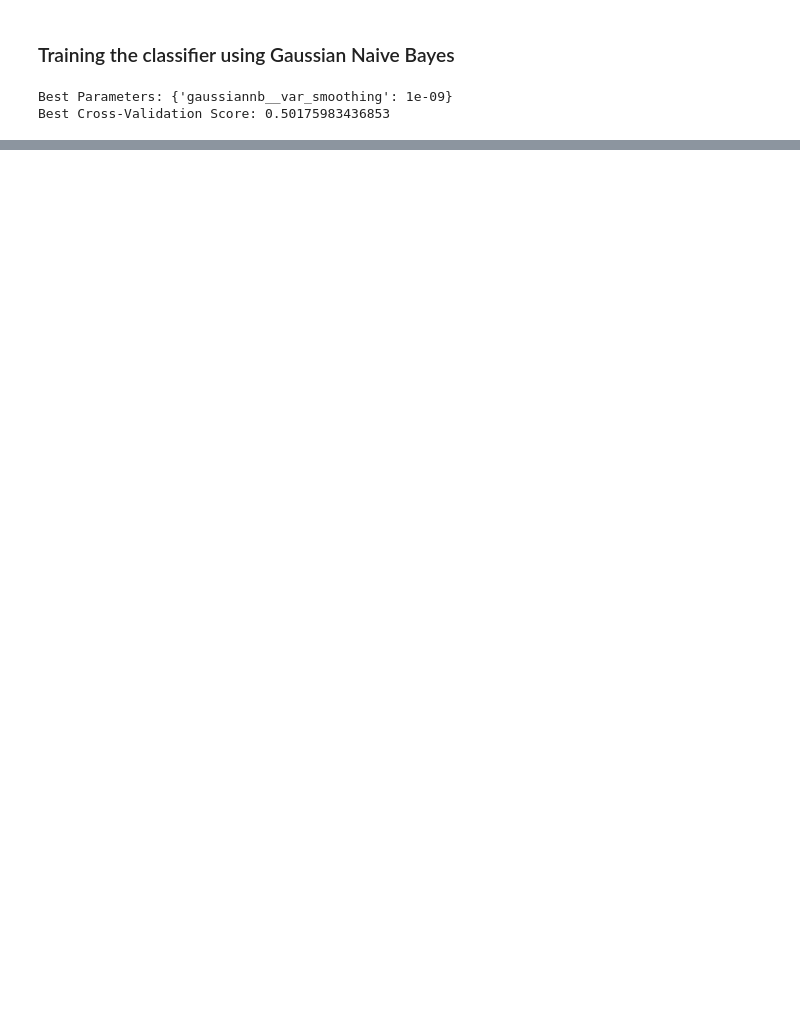
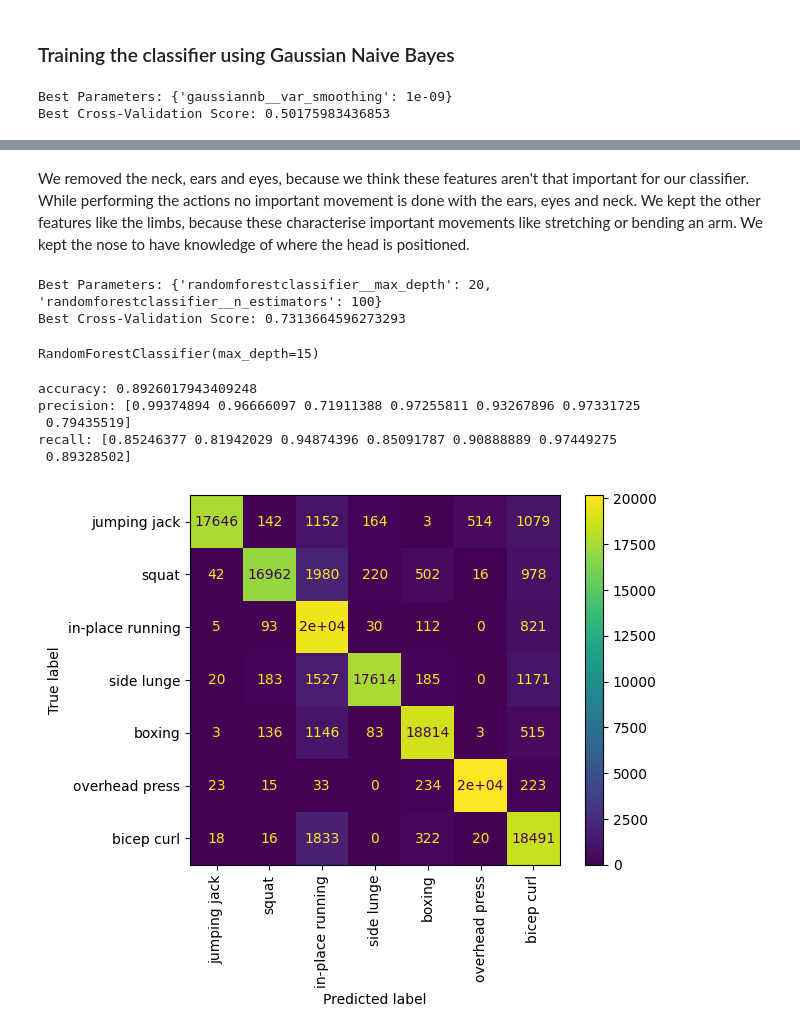
Before and after one commit to adelinagiurea0865/traditioneleML, a Jupyter notebook: sprint1.ipynb, the cells around one changed output, grey strips where cells are left out. Cells and saved outputs as stored; diff of their text form; code cells hidden in the pictures; blank space fills up the shorter version.

```diff
--- a/sprint1.ipynb
+++ b/sprint1.ipynb
@@ -321,0 +400,3 @@ accuracy_score(y_test,_y_test)
+# %%
+df_2 = df.drop(df.columns[[3,4,5,42,43,44,45,46,47,48,49,50,51,52,53]],axis=1)
+df_2
@@ -321,0 +417,53 @@ accuracy_score(y_test,_y_test)
+# %% [markdown]
+We removed the neck, ears and eyes, because we think these features aren't that important for our classifier. While performing the actions no important movement is done with the ears, eyes and neck. We kept the other features like the limbs, because these characterise important movements like stretching or bending an arm. We kept the nose to have knowledge of where the head is positioned.
+# %%
+X_2 = df_2.to_numpy()
+# %%
+pipeline = make_pipeline(RandomForestClassifier(random_state=0))
+
+param_grid = {
+    'randomforestclassifier__n_estimators': [50, 100],
+    'randomforestclassifier__max_depth': [10, 20]
+}
+
+# n_estimators controls the number of trees in the forest,
+# more trees improve performance, but also increase computation time
+
+# max_depth is used for the maximum depth of each tree.
+# smaller depth can help avoiding overfitting for small datasets.
+
+clf_2_rf = GridSearchCV(pipeline, param_grid, cv=5)
+
+clf_2_rf.fit(X,y)
+
+# Best parameters and best score
+print("Best Parameters:", clf_2_rf.best_params_)
+print("Best Cross-Validation Score:", clf_2_rf.best_score_)
+# %% [output]
+Best Parameters: {'randomforestclassifier__max_depth': 20, 'randomforestclassifier__n_estimators': 100}
+Best Cross-Validation Score: 0.7313664596273293
+# %%
+clf_2_rf = RandomForestClassifier(max_depth=10, n_estimators=100)
+
+clf_2_rf.fit(X_2,y)
+# %% [output]
+RandomForestClassifier(max_depth=15)
+# %%
+y_pred_rf = clf_2_rf.predict(X_2)
+
+print("accuracy:", accuracy_score(y, y_pred_rf))
+print("precision:", precision_score(y,y_pred_rf, average=None))
+print("recall:", recall_score(y, y_pred_rf, average=None))
+# %% [output]
+accuracy: 0.8926017943409248
+precision: [0.99374894 0.96666097 0.71911388 0.97255811 0.93267896 0.97331725
+ 0.79435519]
+recall: [0.85246377 0.81942029 0.94874396 0.85091787 0.90888889 0.97449275
+ 0.89328502]
+# %%
+disp = ConfusionMatrixDisplay.from_estimator(
+    clf_2_rf,X_2,y,display_labels=labels, xticks_rotation='vertical')
+
+plt.show()
+# %% [output]
+[figure, added]
```
Also changed, not shown: parts of 23 cells of this notebook.
